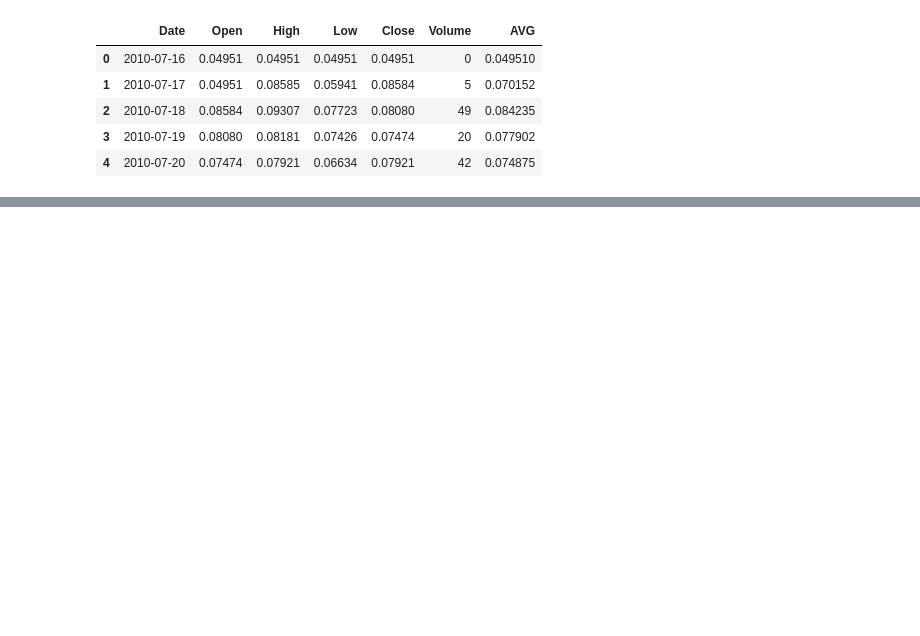
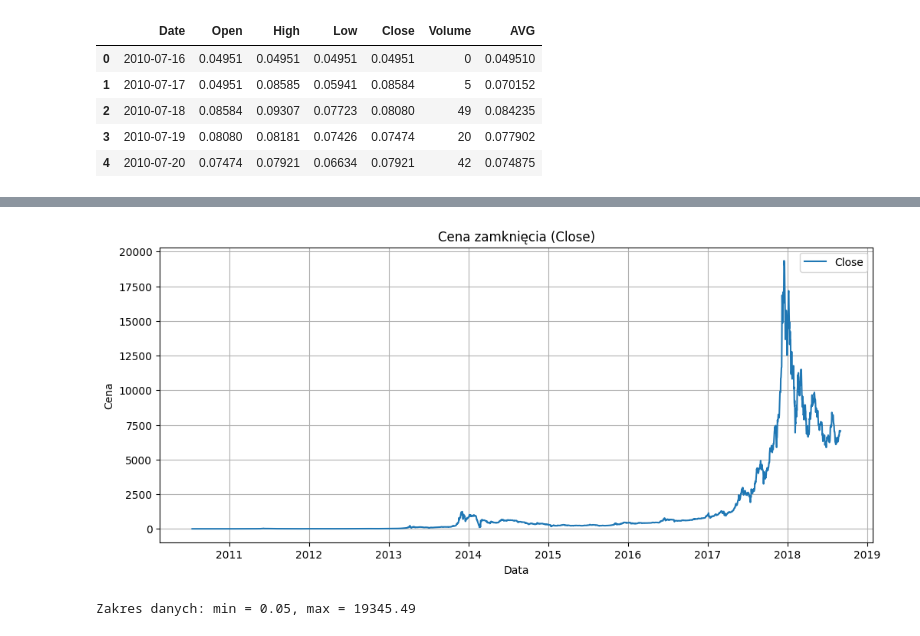
Before and after one commit to julpaw/Advanced-Artificial-Intelligence-Methods, a Jupyter notebook: Projekt_2/Fuzzy_Time_Series.ipynb, the cells around one changed output, grey strips where cells are left out. Drawn from its saved outputs; the diff is of its cells as text; code cells hidden in the pictures; blank space fills up the shorter version.

```diff
--- a/Projekt_2/Fuzzy_Time_Series.ipynb
+++ b/Projekt_2/Fuzzy_Time_Series.ipynb
@@ -16,3 +22,7 @@ df.head()
 | 2 | 2010-07-18 | 0.08584 | 0.09307 | 0.07723 | 0.08080 | 49 | 0.084235 |
 | 3 | 2010-07-19 | 0.08080 | 0.08181 | 0.07426 | 0.07474 | 20 | 0.077902 |
 | 4 | 2010-07-20 | 0.07474 | 0.07921 | 0.06634 | 0.07921 | 42 | 0.074875 |
+# %%
+df['Date'] = pd.to_datetime(df['Date'])
+# %%
+df.set_index('Date', inplace=True)
@@ -18,0 +39,22 @@ df.head()
+# %%
+import matplotlib.pyplot as plt
+
+plt.figure(figsize=(12, 5))
+plt.plot(df['Close'], label='Close')
+plt.title("Cena zamknięcia (Close)")
+plt.xlabel("Data")
+plt.ylabel("Cena")
+plt.grid(True)
+plt.legend()
+plt.show()
+# %% [output]
+[figure, added]
+# %%
+series = df['Close'].dropna().values
+
+min_val = min(series)
+max_val = max(series)
+
+print(f"Zakres danych: min = {min_val:.2f}, max = {max_val:.2f}")
+# %% [output]
+Zakres danych: min = 0.05, max = 19345.49
```
Also changed, not shown: parts of 11 cells of this notebook.
